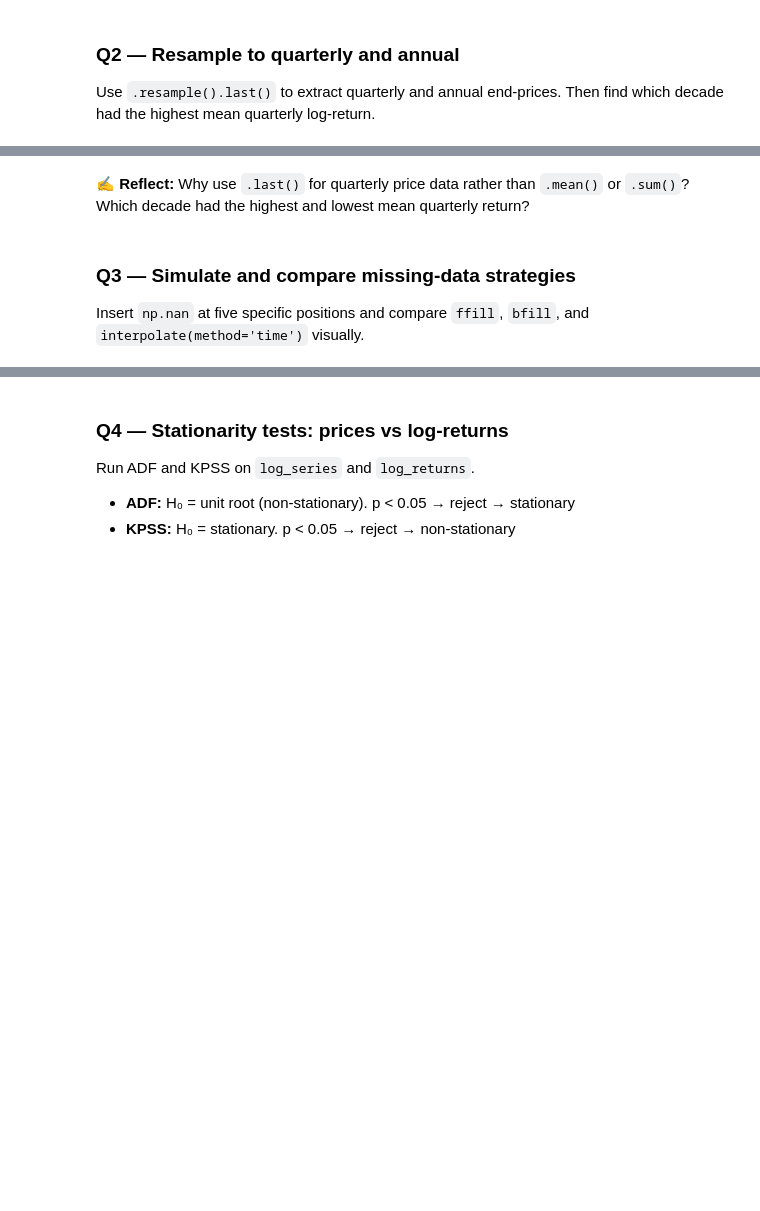
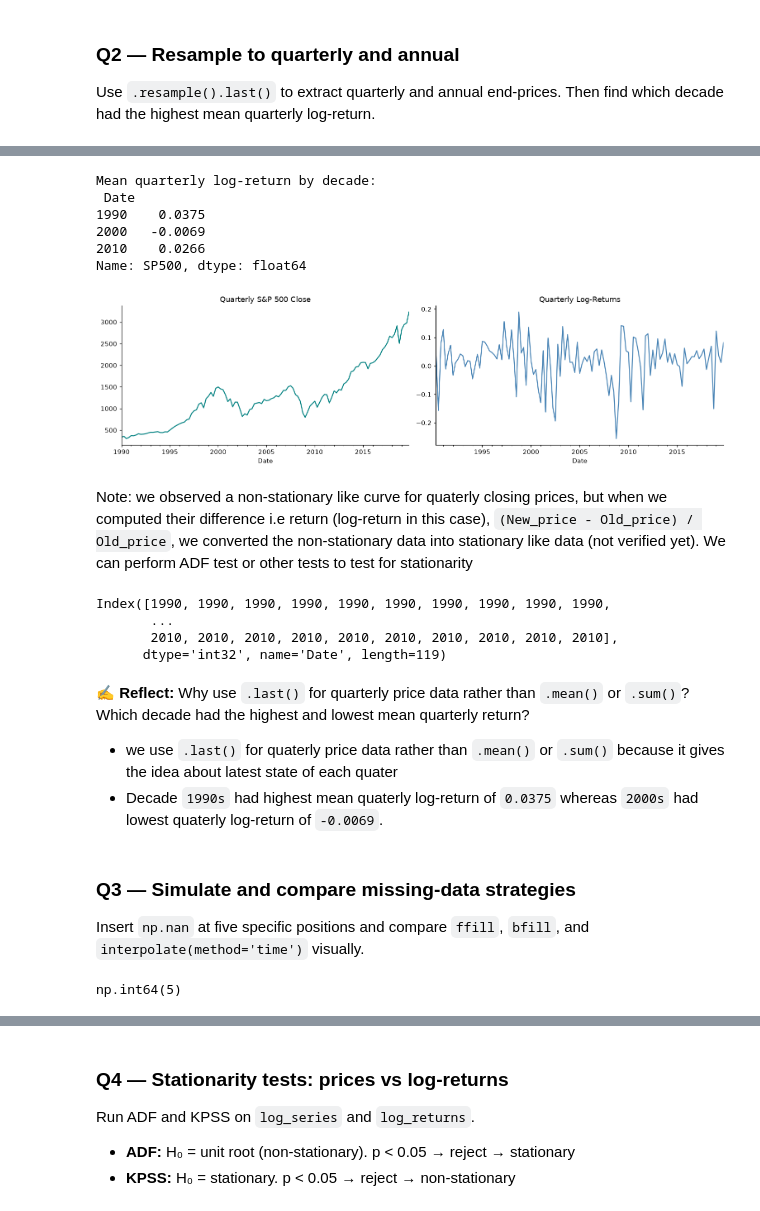
Before and after one commit to CodexAarogya/Fusemachines-Assignments, a Jupyter notebook: Week-8/Assignment/W8_Forecasting_Assignment.ipynb, the cells around one changed output, grey strips where cells are left out. Saved outputs shown, nothing was run; the diff lists cells and outputs as text; code cells hidden in the pictures; blank space fills up the shorter version.

Commit message:
Completed upto Q5 - analyzed white noise for log-return: ACF/PACF

```diff
--- a/Week-8/Assignment/W8_Forecasting_Assignment.ipynb
+++ b/Week-8/Assignment/W8_Forecasting_Assignment.ipynb
@@ -122,18 +197,38 @@ Then find which decade had the highest mean quarterly log-return.
 # %%
 # Q2 ──────────────────────────────────────────────────────────────────────────
-quarterly  = None   # quarter-end close prices (QE frequency, last value per quarter)
-annual     = None   # year-end close prices (YE frequency, last value per year)
-q_ret      = None   # log-returns of quarterly prices, NaN rows removed
-decade_ret = None   # mean quarterly log-return grouped by decade (year // 10 * 10)
+quarterly  = train.resample(rule='QE').last()   # quarter-end close prices (QE frequency, last value per quarter)
+annual     = train.resample(rule='YE').last()   # year-end close prices (YE frequency, last value per year)
+q_log      = log_train.resample(rule='QE').last()   # log-returns of quarterly prices, NaN rows removed
+q_log_ret = q_log.diff().dropna()
+decade_ret = q_log_ret.groupby((q_log_ret.index.year // 10) * 10).mean()   # mean quarterly log-return grouped by decade (year // 10 * 10)
 
 print("Mean quarterly log-return by decade:\n", decade_ret.round(4))
 
 fig, axes = plt.subplots(1, 2, figsize=(14, 4))
 quarterly.plot(ax=axes[0], title='Quarterly S&P 500 Close', color='teal')
-q_ret.plot(ax=axes[1], title='Quarterly Log-Returns', color='steelblue')
+q_log_ret.plot(ax=axes[1], title='Quarterly Log-Returns', color='steelblue')
 plt.tight_layout(); plt.show()
+# %% [output]
+Mean quarterly log-return by decade:
+ Date
+1990    0.0375
+2000   -0.0069
+2010    0.0266
+Name: SP500, dtype: float64
+[figure, added]
+# %% [markdown]
+ Note: we observed a non-stationary like curve for quaterly closing prices, but when we computed their difference i.e return (log-return in this case), `(New_price - Old_price) / Old_price`, we converted the non-stationary data into stationary like data (not verified yet). We can perform ADF test or other tests to test for stationarity
+# %%
+(q_log_ret.index.year // 10) * 10
+# %% [output]
+Index([1990, 1990, 1990, 1990, 1990, 1990, 1990, 1990, 1990, 1990,
+       ...
+       2010, 2010, 2010, 2010, 2010, 2010, 2010, 2010, 2010, 2010],
+      dtype='int32', name='Date', length=119)
 # %% [markdown]
 ✍ **Reflect:** Why use `.last()` for quarterly price data rather than `.mean()` or `.sum()`? Which decade had the highest and lowest mean quarterly return?
+- we use `.last()` for quaterly price data rather than `.mean()` or `.sum()` because it gives the idea about latest state of each quater
+- Decade `1990s` had highest mean quaterly log-return of `0.0375` whereas `2000s` had lowest quaterly log-return of `-0.0069`.
 # %% [markdown]
 ### Q3 — Simulate and compare missing-data strategies
 
@@ -142 +241,5 @@ Insert `np.nan` at five specific positions and compare
+# %%
+s_gap.isna().sum()
+# %% [output]
+np.int64(5)
 # %%
```
Also changed, not shown: parts of 17 cells of this notebook.
